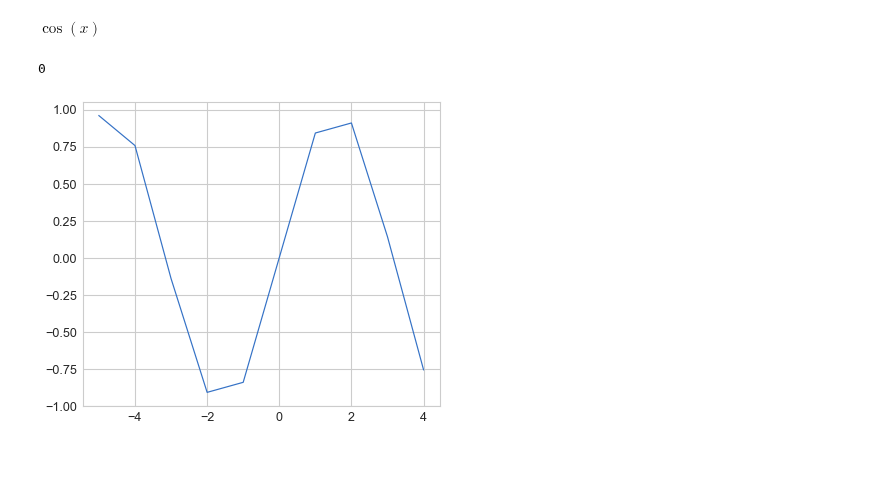
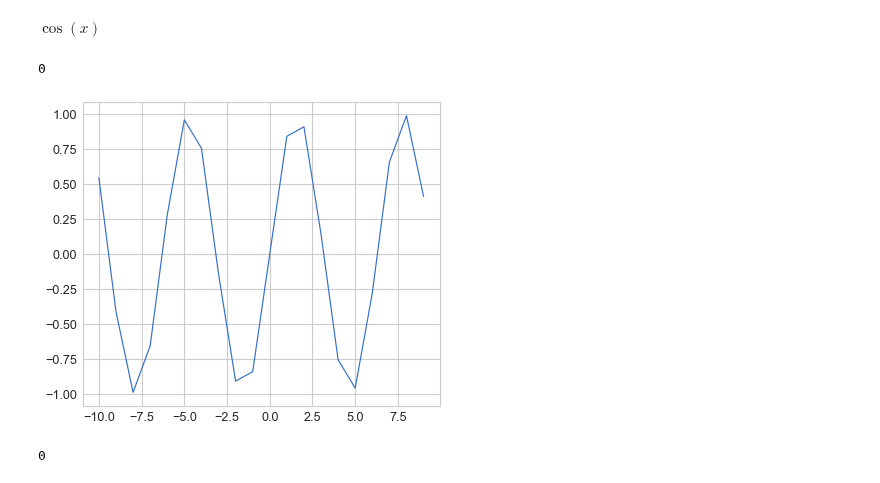
Before and after one commit to aliakhtar/maths4programmers-python, a Jupyter notebook: ch12/12.2.ipynb, the cells around one changed output. Cells and saved outputs as stored; diff of their text form; code cells hidden in the pictures.

```diff
--- a/ch12/12.2.ipynb
+++ b/ch12/12.2.ipynb
@@ -54,11 +54,13 @@ Derivative(sin(x), x).doit()
 # %% [output]
 $\displaystyle \cos{\left(x \right)}$
 # %%
-xs = range(-5, 5)
+xs = range(-10, 10)
 values = [sin(i) for i in xs]
 plt.plot(xs, values)
-
-print(Derivative(cos(11 * pi / 2)).doit())
 # %% [output]
 0
-[figure, old version]
+[figure, new version]
+# %%
+print(Derivative(sin(11 * pi / 2)).doit())
+# %% [output]
+0
```
Also changed, not shown: parts of 6 cells of this notebook.
